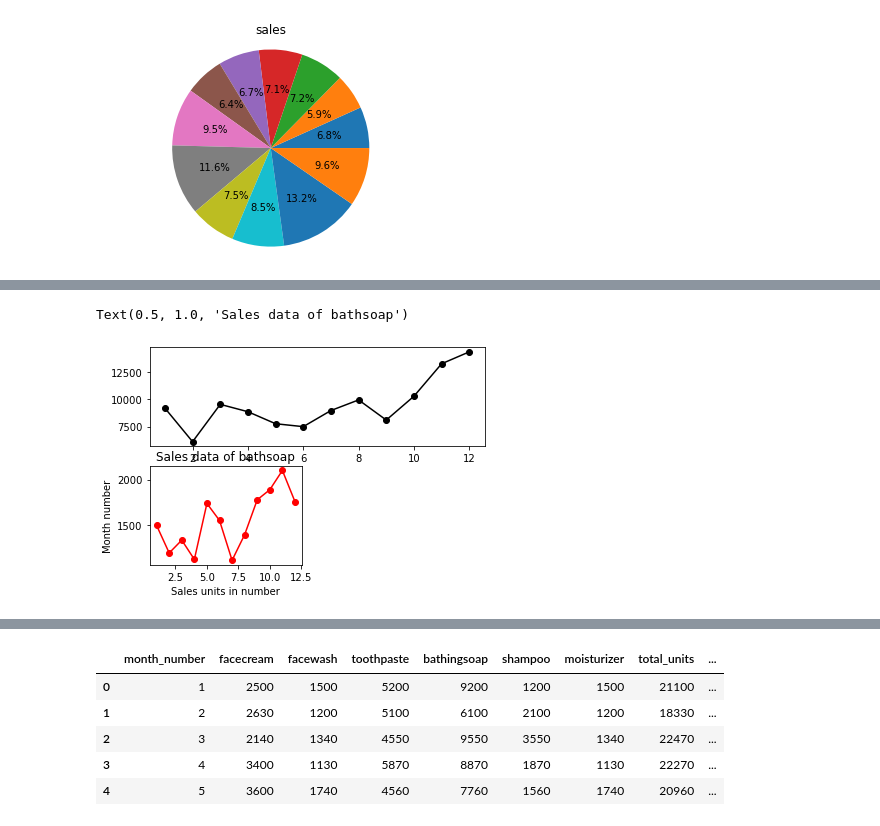
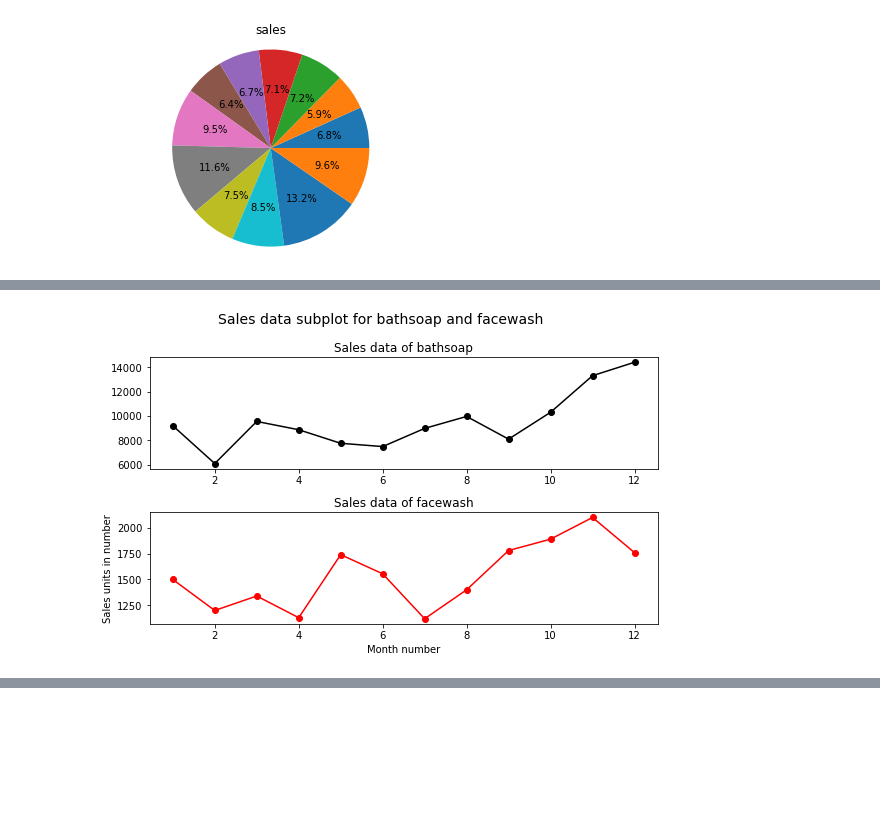
Before and after one commit to sardorick/strive_practice, a Jupyter notebook: 09. Matplotlib/Matplotlib_exercises.ipynb, the cells around one changed output, grey strips where cells are left out. Saved outputs shown, nothing was run; the diff lists cells and outputs as text; code cells hidden in the pictures; blank space fills up the shorter version.

```diff
--- a/09. Matplotlib/Matplotlib_exercises.ipynb
+++ b/09. Matplotlib/Matplotlib_exercises.ipynb
@@ -184,27 +184,23 @@ The Subplot should look like this:
 ![image.png](attachment:image.png)
 # %%
 # Write your code here
-fig, axes = plt.subplots(1,2)
+# fig, axes = plt.subplots(1,2)
+plt.figure(1, figsize=(8, 5))
+
 plt.subplot(2, 1, 1)
+plt.gca().set_title('Sales data of bathsoap')
 plt.plot(df['month_number'], df['bathingsoap'], color='black', marker='o', label='bathsoap')
-plt.subplot(2, 2, 3)
+
+plt.subplot(2, 1, 2)
+plt.gca().set_title('Sales data of facewash')
 plt.plot(df['month_number'], df['facewash'], color='red', marker='o', label='facewash')
-plt.xlabel('Sales units in number')
-plt.ylabel('Month number')
-plt.title('Sales data of bathsoap')
+plt.xlabel('Month number')
+plt.ylabel('Sales units in number')
+plt.suptitle('Sales data subplot for bathsoap and facewash', fontsize=14)
+plt.tight_layout()
 # %% [output]
-Text(0.5, 1.0, 'Sales data of bathsoap')
-[figure, old version]
+[figure, new version]
 # %% [markdown]
 ### Exercise 10: Read all product sales data and show it using the stack plot.
 The Stack plot should look like this:
 ![image.png](attachment:image.png)
-# %%
-data.head()
-# %% [output]
-|  | month_number | facecream | facewash | toothpaste | bathingsoap | shampoo | moisturizer | total_units | ... |
-| 0 | 1 | 2500 | 1500 | 5200 | 9200 | 1200 | 1500 | 21100 | ... |
-| 1 | 2 | 2630 | 1200 | 5100 | 6100 | 2100 | 1200 | 18330 | ... |
-| 2 | 3 | 2140 | 1340 | 4550 | 9550 | 3550 | 1340 | 22470 | ... |
-| 3 | 4 | 3400 | 1130 | 5870 | 8870 | 1870 | 1130 | 22270 | ... |
-| 4 | 5 | 3600 | 1740 | 4560 | 7760 | 1560 | 1740 | 20960 | ... |
```
Also changed, not shown: parts of 3 cells of this notebook.
